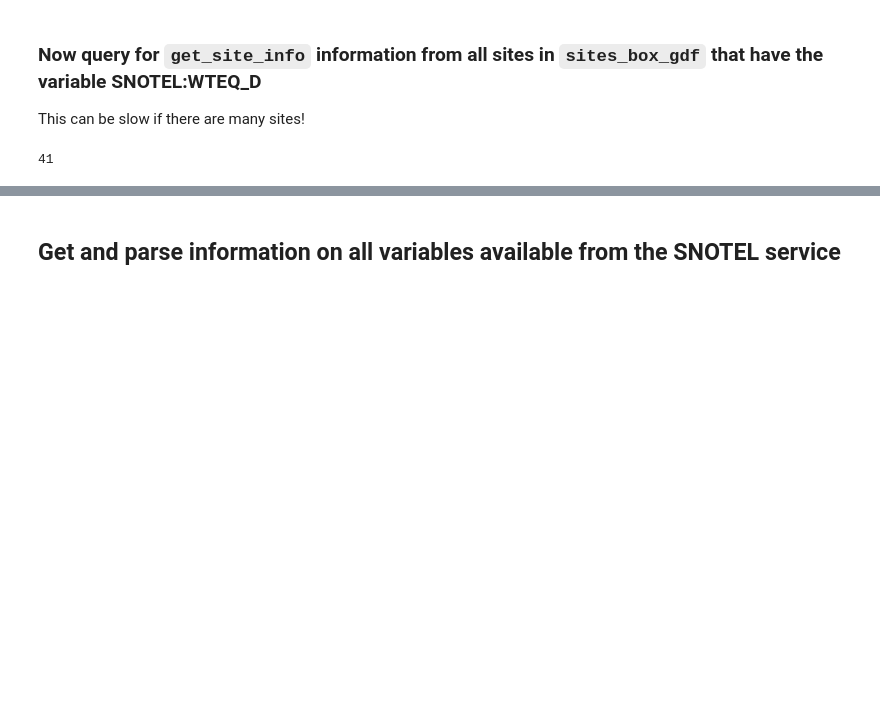
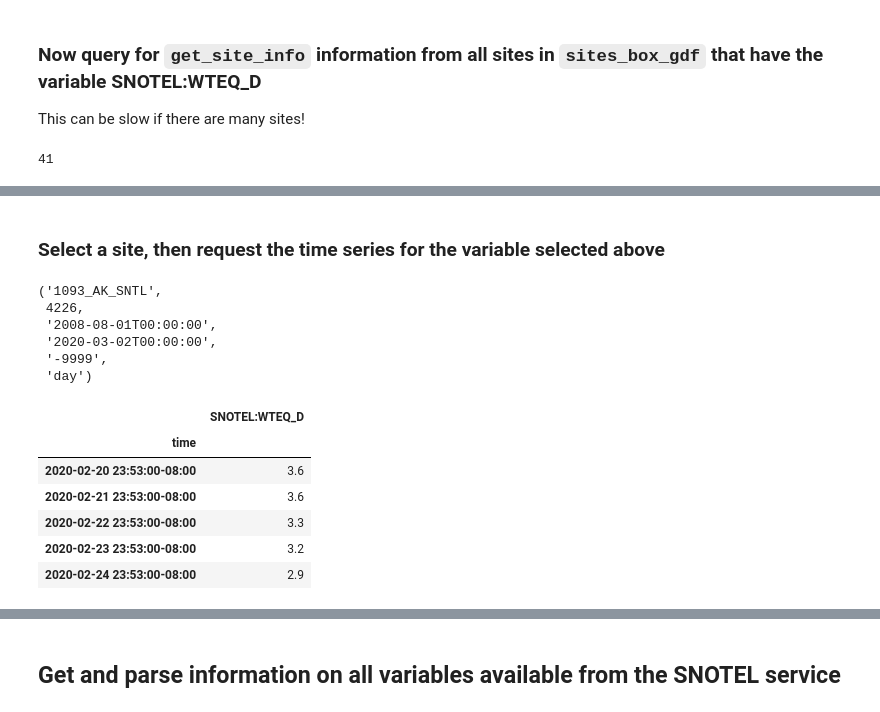
Before and after one commit to communitysnowobs/validation, a Jupyter notebook: SNOTEL_Alaska-from_ulmo_cuahsi.ipynb, the cells around one changed output, grey strips where cells are left out. Saved outputs shown, nothing was run; the diff lists cells and outputs as text; code cells hidden in the pictures; blank space fills up the shorter version.

```diff
--- a/SNOTEL_Alaska-from_ulmo_cuahsi.ipynb
+++ b/SNOTEL_Alaska-from_ulmo_cuahsi.ipynb
@@ -264,0 +272,15 @@ siteinfo_variable_extract
+# %% [markdown]
+### Select a site, then request the time series for the variable selected above
+# %%
+site_idx = 5
+
+siteinfo_extract = siteinfo_variable_extract[site_idx]
+sitecd = siteinfo_extract[0]
+siteinfo_extract
+# %% [output]
+('1093_AK_SNTL',
+ 4226,
+ '2008-08-01T00:00:00',
+ '2020-03-02T00:00:00',
+ '-9999',
+ 'day')
@@ -264,0 +313,10 @@ siteinfo_variable_extract
+# %%
+ts_df.tail()
+# %% [output]
+|  | SNOTEL:WTEQ_D |
+| time |  |
+| 2020-02-20 23:53:00-08:00 | 3.6 |
+| 2020-02-21 23:53:00-08:00 | 3.6 |
+| 2020-02-22 23:53:00-08:00 | 3.3 |
+| 2020-02-23 23:53:00-08:00 | 3.2 |
+| 2020-02-24 23:53:00-08:00 | 2.9 |
```
Also changed, not shown: parts of 12 cells of this notebook.
